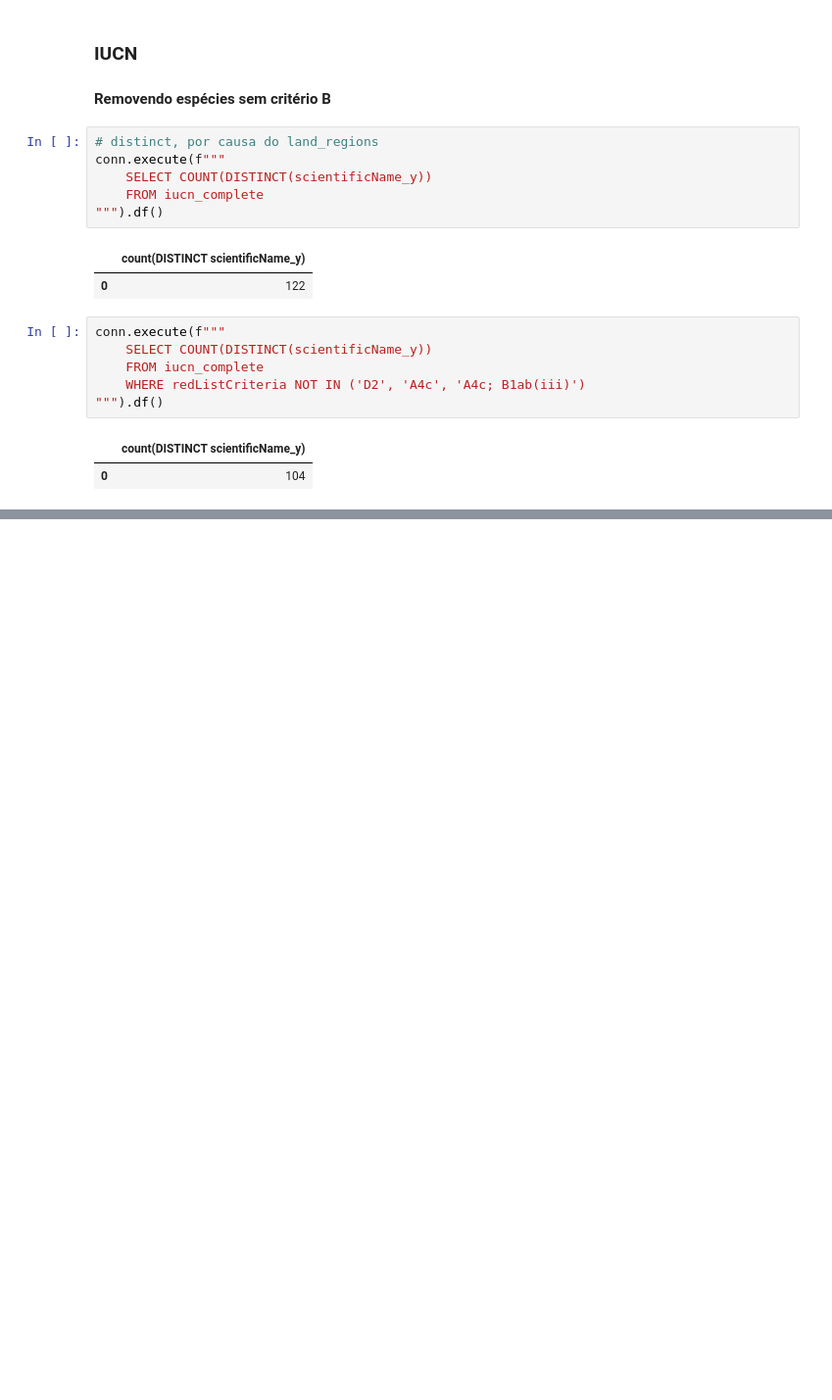
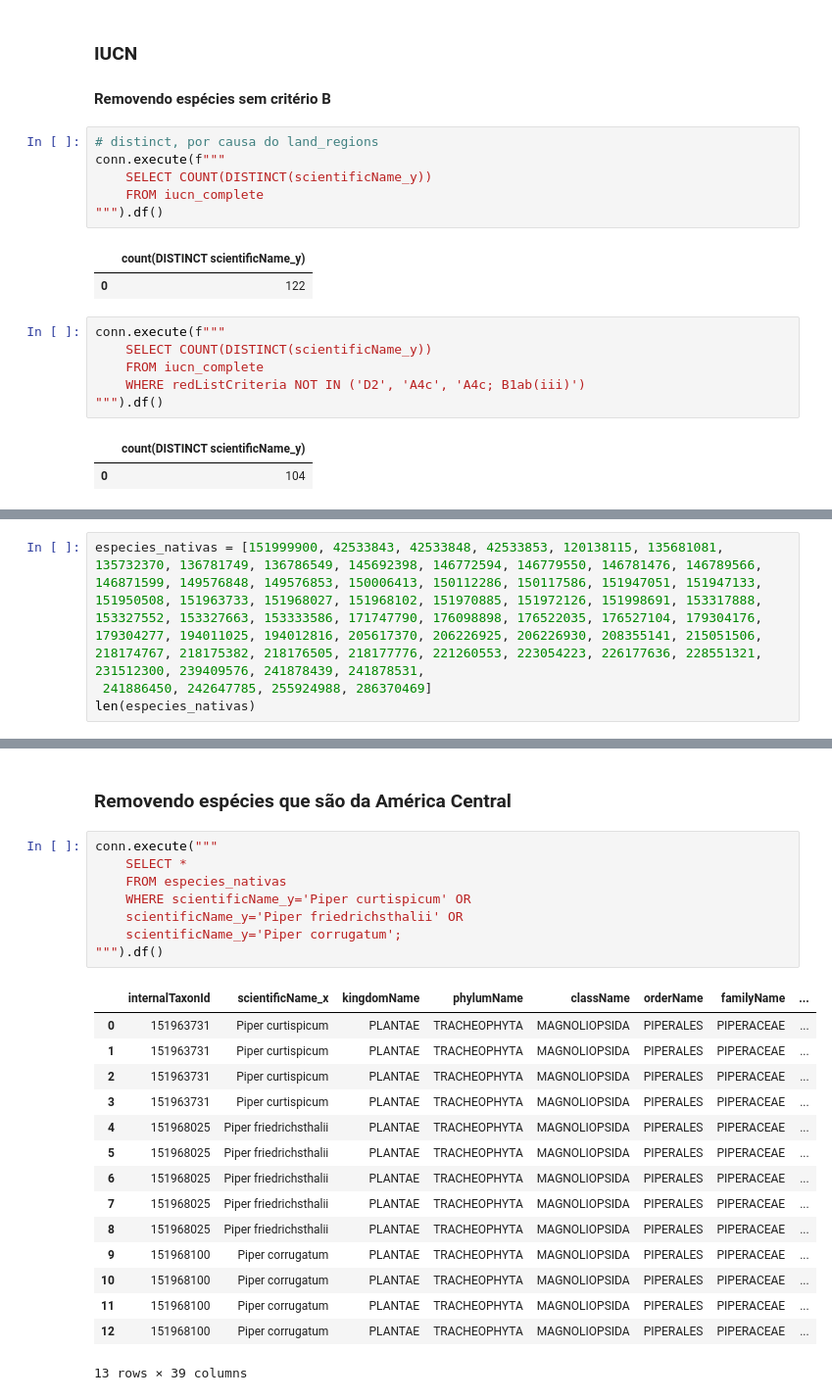
Before and after one commit to xaaaandao/din4072-applied-data-science, a Jupyter notebook: 05preprocess.ipynb, the cells around one changed output, grey strips where cells are left out. Shown: that part at 98% size. Cells and saved outputs as stored; diff of their text form; blank space fills up the shorter version.

Commit message:
update species name

```diff
--- a/05preprocess.ipynb
+++ b/05preprocess.ipynb
@@ -37,0 +80,4 @@ conn.close()
+# %%
+especies_nativas = [151999900, 42533843, 42533848, 42533853, 120138115, 135681081, 135732370, 136781749, 136786549, 145692398, 146772594, 146779550, 146781476, 146789566, 146871599, 149576848, 149576853, 150006413, 150112286, 150117586, 151947051, 151947133, 151950508, 151963733, 151968027, 151968102, 151970885, 151972126, 151998691, 153317888, 153327552, 153327663, 153333586, 171747790, 176098898, 176522035, 176527104, 179304176, 179304277, 194011025, 194012816, 205617370, 206226925, 206226930, 208355141, 215051506, 218174767, 218175382, 218176505, 218177776, 221260553, 223054223, 226177636, 228551321, 231512300, 239409576, 241878439, 241878531,
+ 241886450, 242647785, 255924988, 286370469]
+len(especies_nativas)
@@ -37,0 +109,26 @@ conn.close()
+# %% [markdown]
+###  Removendo espécies que são da América Central
+# %%
+conn.execute("""
+    SELECT *
+    FROM especies_nativas
+    WHERE scientificName_y='Piper curtispicum' OR
+    scientificName_y='Piper friedrichsthalii' OR
+    scientificName_y='Piper corrugatum';
+""").df()
+# %% [output]
+|  | internalTaxonId | scientificName_x | kingdomName | phylumName | className | orderName | familyName | ... |
+| 0 | 151963731 | Piper curtispicum | PLANTAE | TRACHEOPHYTA | MAGNOLIOPSIDA | PIPERALES | PIPERACEAE | ... |
+| 1 | 151963731 | Piper curtispicum | PLANTAE | TRACHEOPHYTA | MAGNOLIOPSIDA | PIPERALES | PIPERACEAE | ... |
+| 2 | 151963731 | Piper curtispicum | PLANTAE | TRACHEOPHYTA | MAGNOLIOPSIDA | PIPERALES | PIPERACEAE | ... |
+| 3 | 151963731 | Piper curtispicum | PLANTAE | TRACHEOPHYTA | MAGNOLIOPSIDA | PIPERALES | PIPERACEAE | ... |
+| 4 | 151968025 | Piper friedrichsthalii | PLANTAE | TRACHEOPHYTA | MAGNOLIOPSIDA | PIPERALES | PIPERACEAE | ... |
+| 5 | 151968025 | Piper friedrichsthalii | PLANTAE | TRACHEOPHYTA | MAGNOLIOPSIDA | PIPERALES | PIPERACEAE | ... |
+| 6 | 151968025 | Piper friedrichsthalii | PLANTAE | TRACHEOPHYTA | MAGNOLIOPSIDA | PIPERALES | PIPERACEAE | ... |
+| 7 | 151968025 | Piper friedrichsthalii | PLANTAE | TRACHEOPHYTA | MAGNOLIOPSIDA | PIPERALES | PIPERACEAE | ... |
+| 8 | 151968025 | Piper friedrichsthalii | PLANTAE | TRACHEOPHYTA | MAGNOLIOPSIDA | PIPERALES | PIPERACEAE | ... |
+| 9 | 151968100 | Piper corrugatum | PLANTAE | TRACHEOPHYTA | MAGNOLIOPSIDA | PIPERALES | PIPERACEAE | ... |
+| 10 | 151968100 | Piper corrugatum | PLANTAE | TRACHEOPHYTA | MAGNOLIOPSIDA | PIPERALES | PIPERACEAE | ... |
+| 11 | 151968100 | Piper corrugatum | PLANTAE | TRACHEOPHYTA | MAGNOLIOPSIDA | PIPERALES | PIPERACEAE | ... |
+| 12 | 151968100 | Piper corrugatum | PLANTAE | TRACHEOPHYTA | MAGNOLIOPSIDA | PIPERALES | PIPERACEAE | ... |
+13 rows × 39 columns
```
Also changed, not shown: parts of 16 cells of this notebook.
